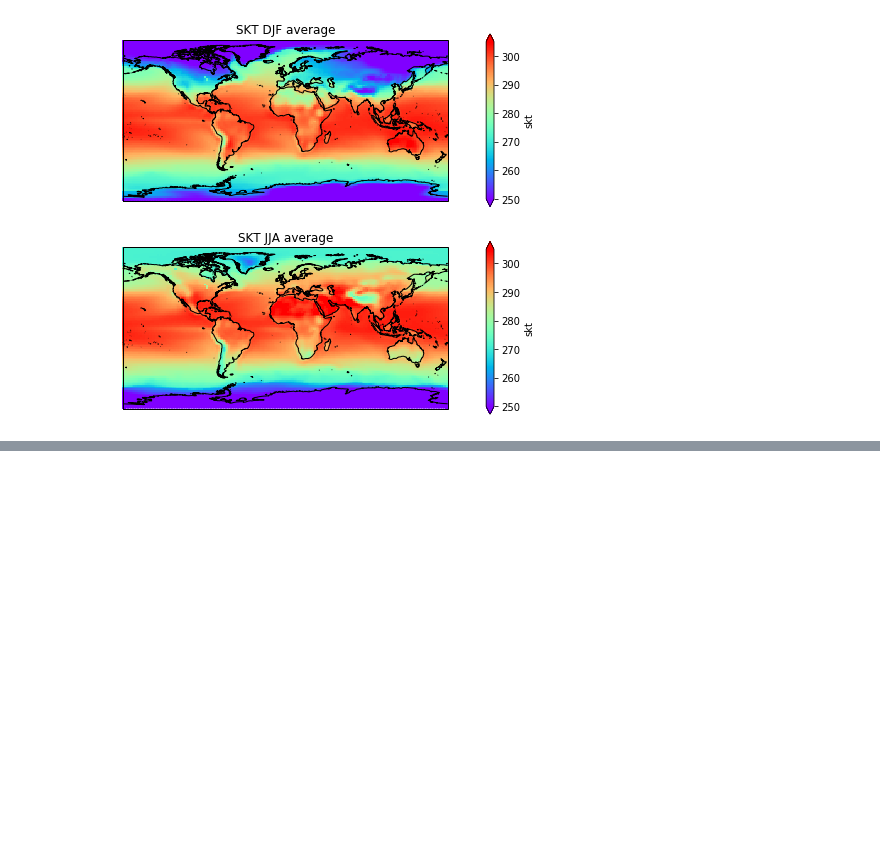
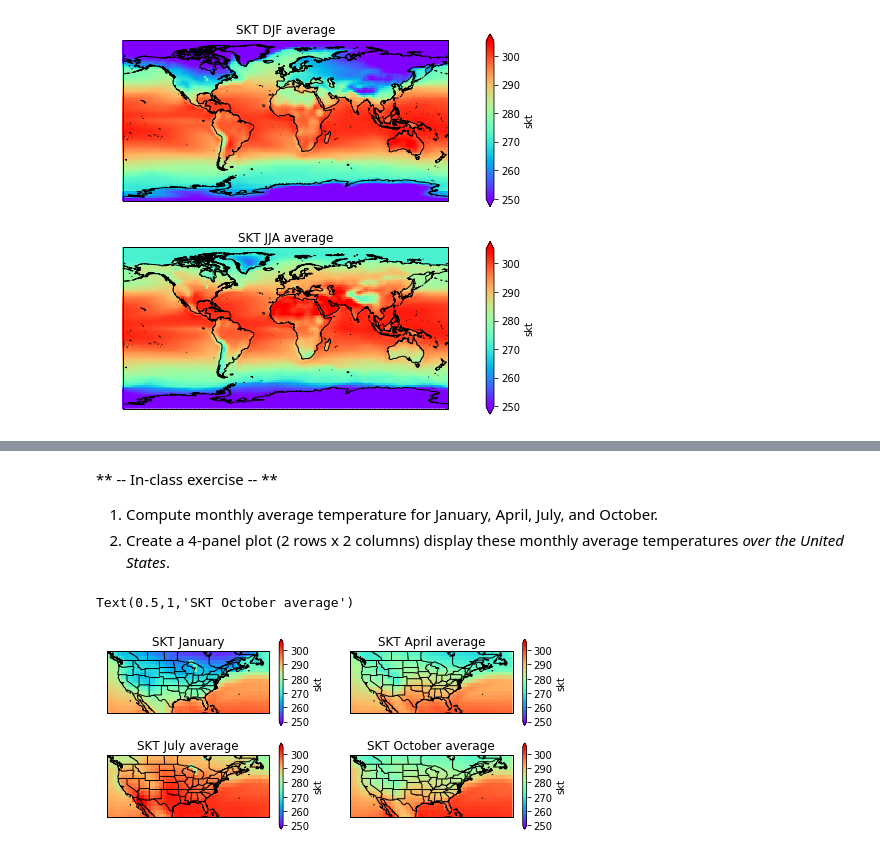
Before and after one commit to neil-berg/AOS51, a Jupyter notebook: AOS51_Fall_2018_#4_KEY.ipynb, the cells around one changed output, grey strips where cells are left out. Saved outputs shown, nothing was run; the diff lists cells and outputs as text; code cells hidden in the pictures; blank space fills up the shorter version.

```diff
--- a/AOS51_Fall_2018_#4_KEY.ipynb
+++ b/AOS51_Fall_2018_#4_KEY.ipynb
@@ -168,0 +207,49 @@ Text(0.5,1,'SKT JJA average')
+# %% [markdown]
+** -- In-class exercise -- **
+
+1. Compute monthly average temperature for January, April, July, and October.
+2. Create a 4-panel plot (2 rows x 2 columns) display these monthly average temperatures *over the United States*.
+# %%
+# Compute Jan, April, July, and October average temps
+skt_jan_avg = skt.groupby('time.month').mean('time').sel(month=1)
+skt_apr_avg = skt.groupby('time.month').mean('time').sel(month=4)
+skt_jul_avg = skt.groupby('time.month').mean('time').sel(month=7)
+skt_oct_avg = skt.groupby('time.month').mean('time').sel(month=10)
+
+# 4-panel figure (2 rows, 2 columns)
+fig = plt.figure(figsize=(8,3.5))
+
+ax1 = fig.add_subplot(2,2,1, projection=ccrs.PlateCarree())
+skt_jan_avg.plot.pcolormesh(ax=ax1, transform=ccrs.PlateCarree(), cmap='rainbow', vmin=250, vmax=305)
+ax1.set_extent([230,310,23,46])
+ax1.coastlines('50m')
+ax1.add_feature(states_provinces, edgecolor='black')
+ax1.add_feature(cfeature.BORDERS)
+ax1.set_title('SKT January')
+
+ax2 = fig.add_subplot(2,2,2, projection=ccrs.PlateCarree())
+skt_apr_avg.plot.pcolormesh(ax=ax2, transform=ccrs.PlateCarree(), cmap='rainbow', vmin=250, vmax=305)
+ax2.set_extent([230,310,23,46])
+ax2.coastlines('50m')
+ax2.add_feature(states_provinces, edgecolor='black')
+ax2.add_feature(cfeature.BORDERS)
+ax2.set_title('SKT April average')
+
+ax3 = fig.add_subplot(2,2,3, projection=ccrs.PlateCarree())
+skt_jul_avg.plot.pcolormesh(ax=ax3, transform=ccrs.PlateCarree(), cmap='rainbow', vmin=250, vmax=305)
+ax3.set_extent([230,310,23,46])
+ax3.coastlines('50m')
+ax3.add_feature(states_provinces, edgecolor='black')
+ax3.add_feature(cfeature.BORDERS)
+ax3.set_title('SKT July average')
+
+ax4 = fig.add_subplot(2,2,4, projection=ccrs.PlateCarree())
+skt_oct_avg.plot.pcolormesh(ax=ax4, transform=ccrs.PlateCarree(), cmap='rainbow', vmin=250, vmax=305)
+ax4.set_extent([230,310,23,46])
+ax4.coastlines('50m')
+ax4.add_feature(states_provinces, edgecolor='black')
+ax4.add_feature(cfeature.BORDERS)
+ax4.set_title('SKT October average')
+# %% [output]
+Text(0.5,1,'SKT October average')
+[figure, added]
```
Also changed, not shown: parts of 7 cells of this notebook.
